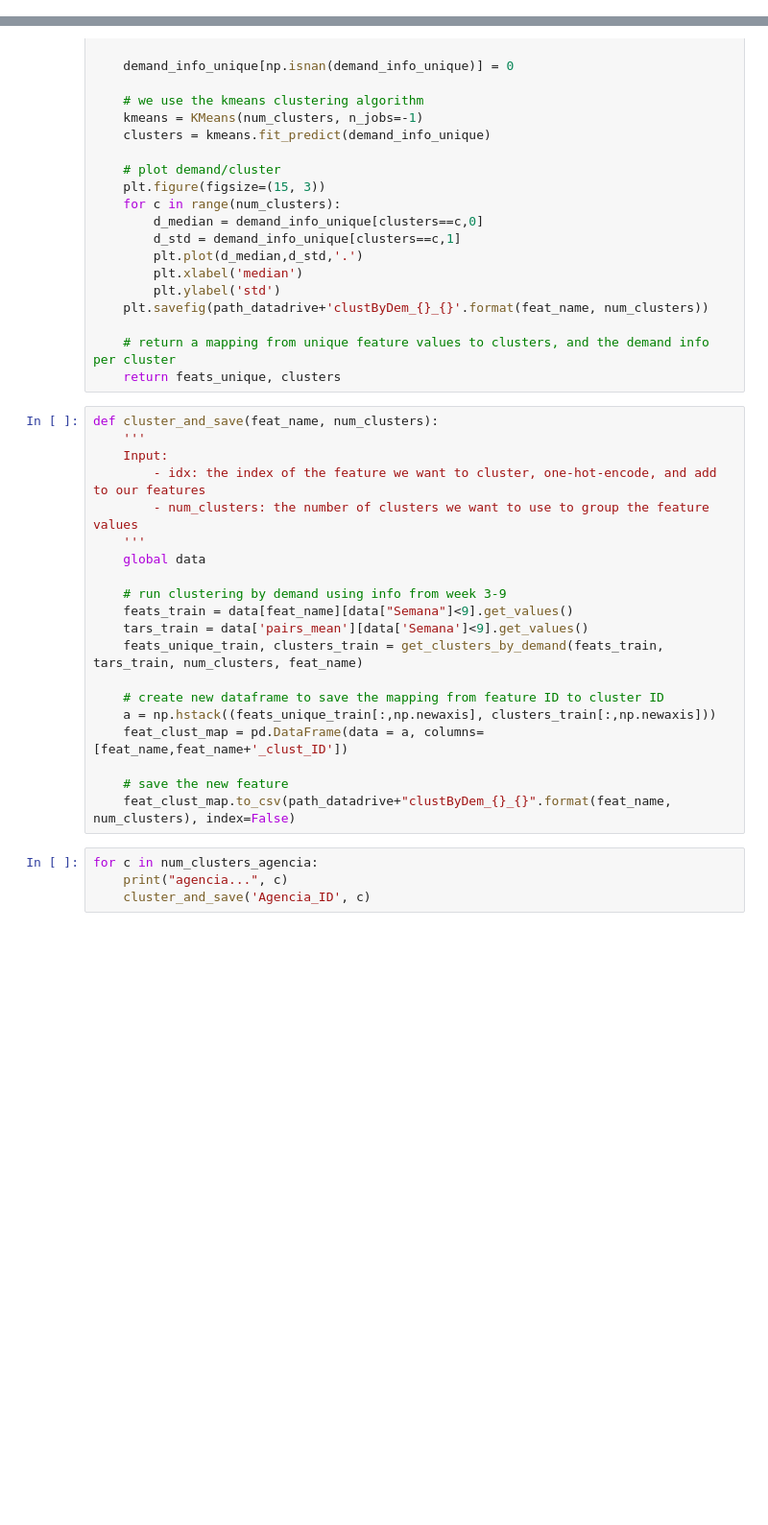
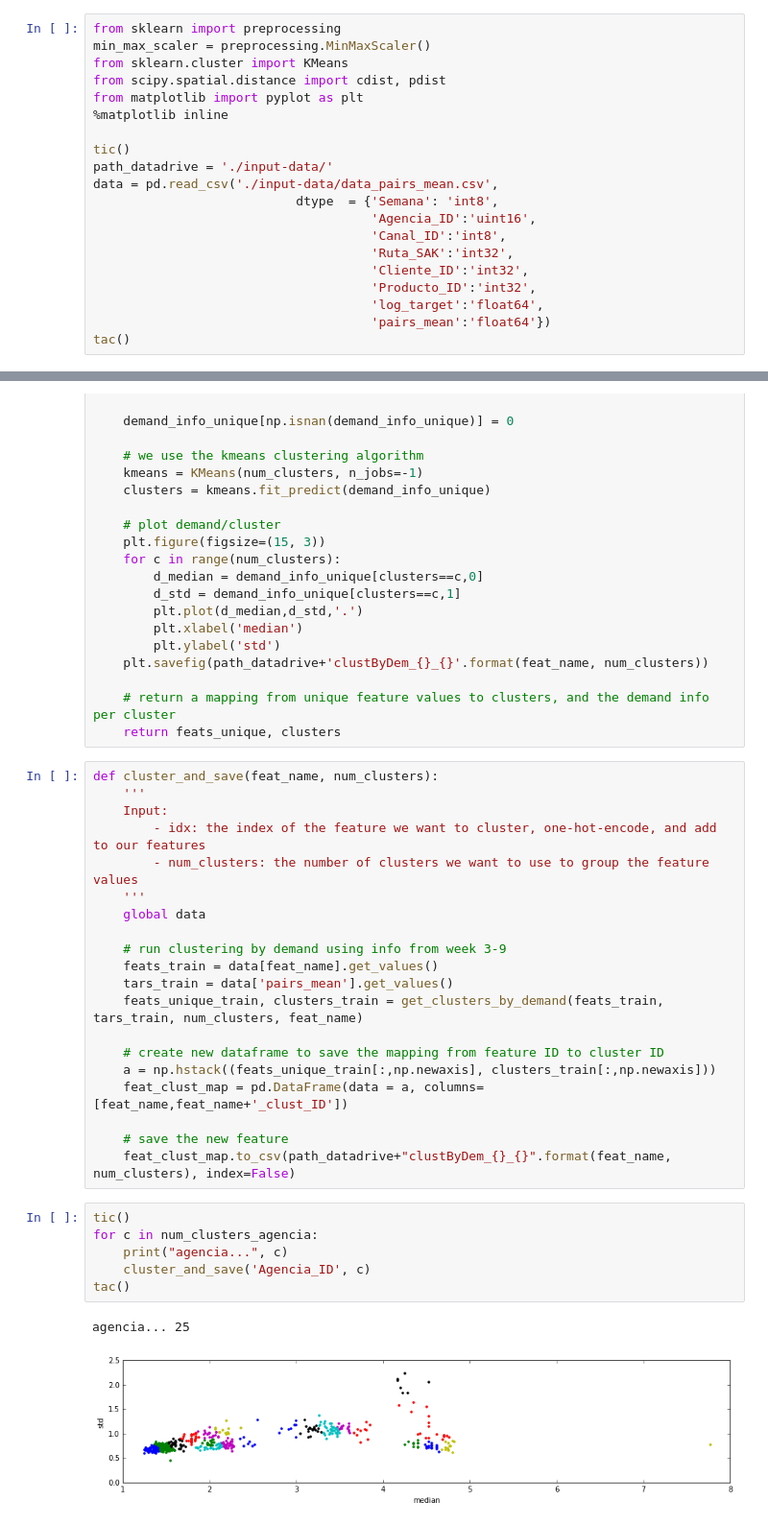
Before and after one commit to pablomarin/kaggle-bimbo, a Jupyter notebook: Clusters_by_Demand.ipynb, the cells around one changed output, grey strips where cells are left out. Shown at 96% size. Cells and saved outputs as stored; diff of their text form; blank space fills up the shorter version.

```diff
--- a/Clusters_by_Demand.ipynb
+++ b/Clusters_by_Demand.ipynb
@@ -137,2 +151,22 @@ from sklearn.cluster import KMeans
+# %%
+from sklearn import preprocessing
+min_max_scaler = preprocessing.MinMaxScaler()
+from sklearn.cluster import KMeans
+from scipy.spatial.distance import cdist, pdist
+from matplotlib import pyplot as plt
+%matplotlib inline
+
+tic()
+path_datadrive = './input-data/'
+data = pd.read_csv('./input-data/data_pairs_mean.csv',
+                           dtype  = {'Semana': 'int8',
+                                     'Agencia_ID':'uint16',
+                                     'Canal_ID':'int8',
+                                     'Ruta_SAK':'int32',
+                                     'Cliente_ID':'int32',
+                                     'Producto_ID':'int32',
+                                     'log_target':'float64',
+                                     'pairs_mean':'float64'})
+tac()
 # %% [markdown]
 ### Let's try to find the right amount of clusters
@@ -217,8 +237,8 @@ def cluster_and_save(feat_name, num_clusters):
     global data
 
     # run clustering by demand using info from week 3-9
-    feats_train = data[feat_name][data["Semana"]<9].get_values()
-    tars_train = data['pairs_mean'][data['Semana']<9].get_values()
+    feats_train = data[feat_name].get_values()
+    tars_train = data['pairs_mean'].get_values()
     feats_unique_train, clusters_train = get_clusters_by_demand(feats_train, tars_train, num_clusters, feat_name)
 
     # create new dataframe to save the mapping from feature ID to cluster ID
@@ -228,7 +248,12 @@ def cluster_and_save(feat_name, num_clusters):
     # save the new feature
     feat_clust_map.to_csv(path_datadrive+"clustByDem_{}_{}".format(feat_name, num_clusters), index=False)
 # %%
+tic()
 for c in num_clusters_agencia:
     print("agencia...", c)
     cluster_and_save('Agencia_ID', c)
+tac()
+# %% [output]
+agencia... 25
+[figure, added]
 # %%
```
Also changed, not shown: parts of 24 cells of this notebook, 2 other files.
